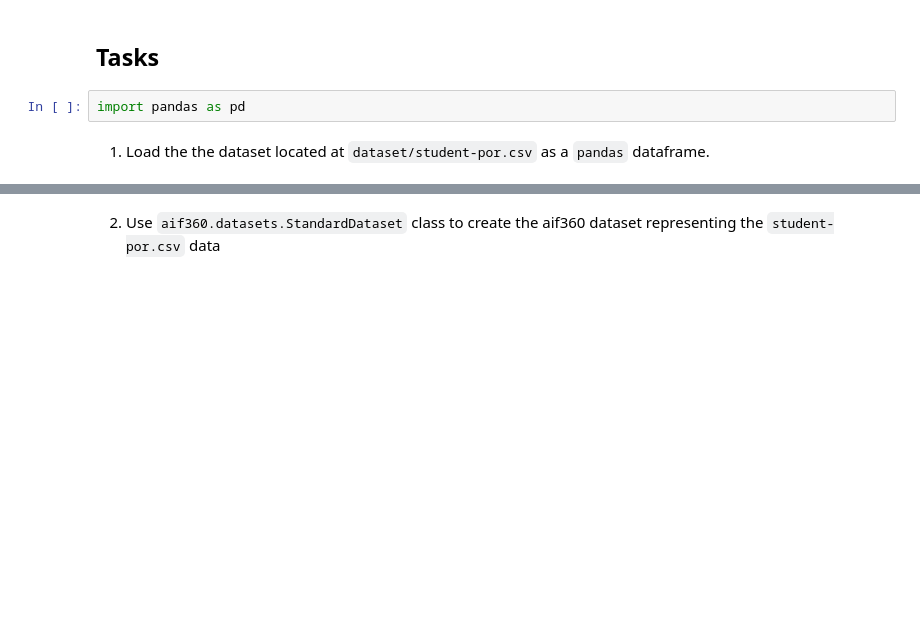
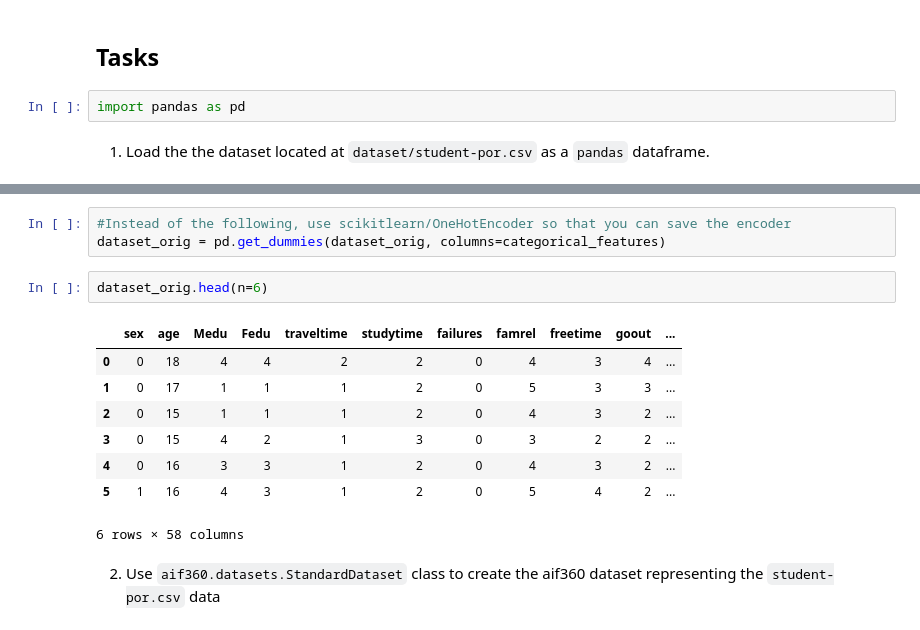
Before and after one commit to TeleselforSlim/drb-eai-sum25, a Jupyter notebook: week-02/sample-week-2.ipynb, the cells around one changed output, grey strips where cells are left out. Saved outputs shown, nothing was run; the diff lists cells and outputs as text; blank space fills up the shorter version.

```diff
--- a/week-02/sample-week-2.ipynb
+++ b/week-02/sample-week-2.ipynb
@@ -38,2 +112,16 @@ dataset_orig
+# %%
+#Instead of the following, use scikitlearn/OneHotEncoder so that you can save the encoder
+dataset_orig = pd.get_dummies(dataset_orig, columns=categorical_features)
+# %%
+dataset_orig.head(n=6)
+# %% [output]
+|  | sex | age | Medu | Fedu | traveltime | studytime | failures | famrel | freetime | goout | ... |
+| 0 | 0 | 18 | 4 | 4 | 2 | 2 | 0 | 4 | 3 | 4 | ... |
+| 1 | 0 | 17 | 1 | 1 | 1 | 2 | 0 | 5 | 3 | 3 | ... |
+| 2 | 0 | 15 | 1 | 1 | 1 | 2 | 0 | 4 | 3 | 2 | ... |
+| 3 | 0 | 15 | 4 | 2 | 1 | 3 | 0 | 3 | 2 | 2 | ... |
+| 4 | 0 | 16 | 3 | 3 | 1 | 2 | 0 | 4 | 3 | 2 | ... |
+| 5 | 1 | 16 | 4 | 3 | 1 | 2 | 0 | 5 | 4 | 2 | ... |
+6 rows × 58 columns
 # %% [markdown]
 2. Use `aif360.datasets.StandardDataset` class to create the aif360 dataset representing the `student-por.csv` data
```
Also changed, not shown: parts of 16 cells of this notebook.
